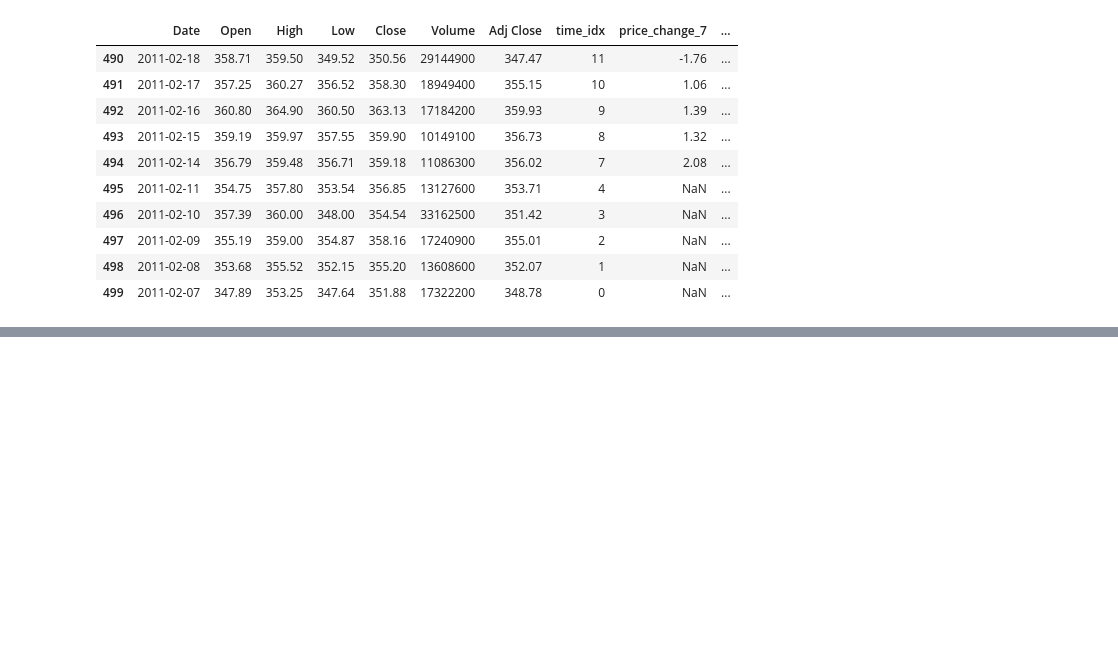
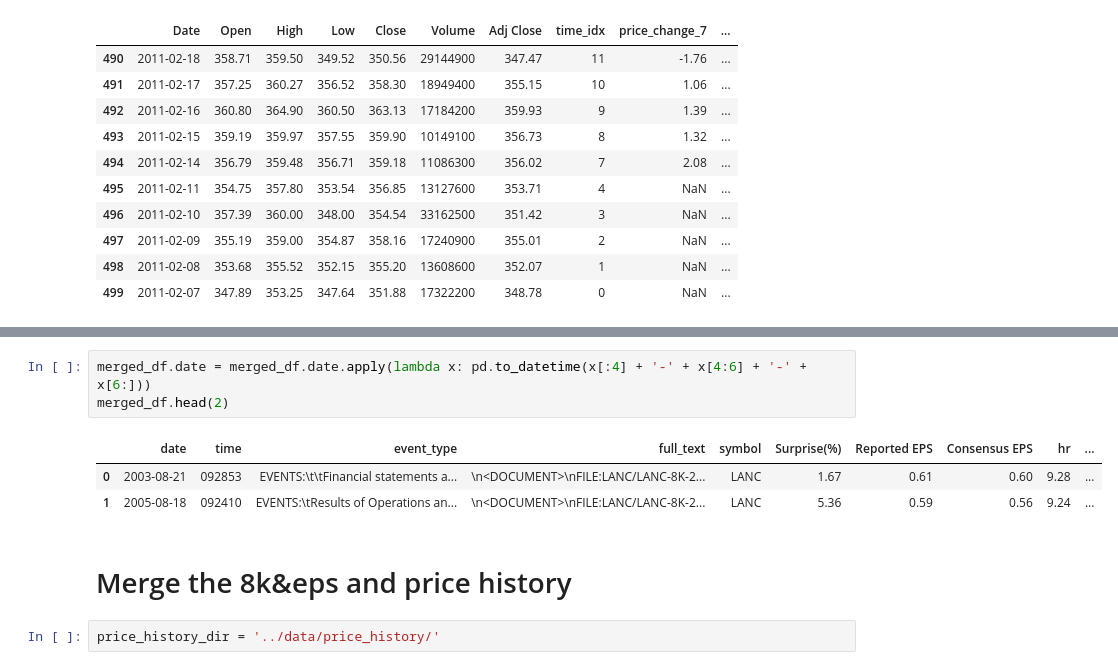
Before and after one commit to shy218/dsc180-project, a Jupyter notebook: notebooks/1-joey-data-preprocessing.ipynb, the cells around one changed output, grey strips where cells are left out. Drawn from its saved outputs; the diff is of its cells as text; blank space fills up the shorter version.

```diff
--- a/notebooks/1-joey-data-preprocessing-8k-price.ipynb
+++ b/notebooks/1-joey-data-preprocessing.ipynb
@@ -140,0 +229,11 @@ sample_tmp_price.tail(10)
+# %%
+merged_df.date = merged_df.date.apply(lambda x: pd.to_datetime(x[:4] + '-' + x[4:6] + '-' + x[6:]))
+merged_df.head(2)
+# %% [output]
+|  | date | time | event_type | full_text | symbol | Surprise(%) | Reported EPS | Consensus EPS | hr | ... |
+| 0 | 2003-08-21 | 092853 | EVENTS:\t\tFinancial statements a... | \n<DOCUMENT>\nFILE:LANC/LANC-8K-2... | LANC | 1.67 | 0.61 | 0.60 | 9.28 | ... |
+| 1 | 2005-08-18 | 092410 | EVENTS:\tResults of Operations an... | \n<DOCUMENT>\nFILE:LANC/LANC-8K-2... | LANC | 5.36 | 0.59 | 0.56 | 9.24 | ... |
+# %% [markdown]
+# Merge the 8k&eps and price history
+# %%
+price_history_dir = '../data/price_history/'
```
Also changed, not shown: parts of 25 cells of this notebook, 3 other files.
